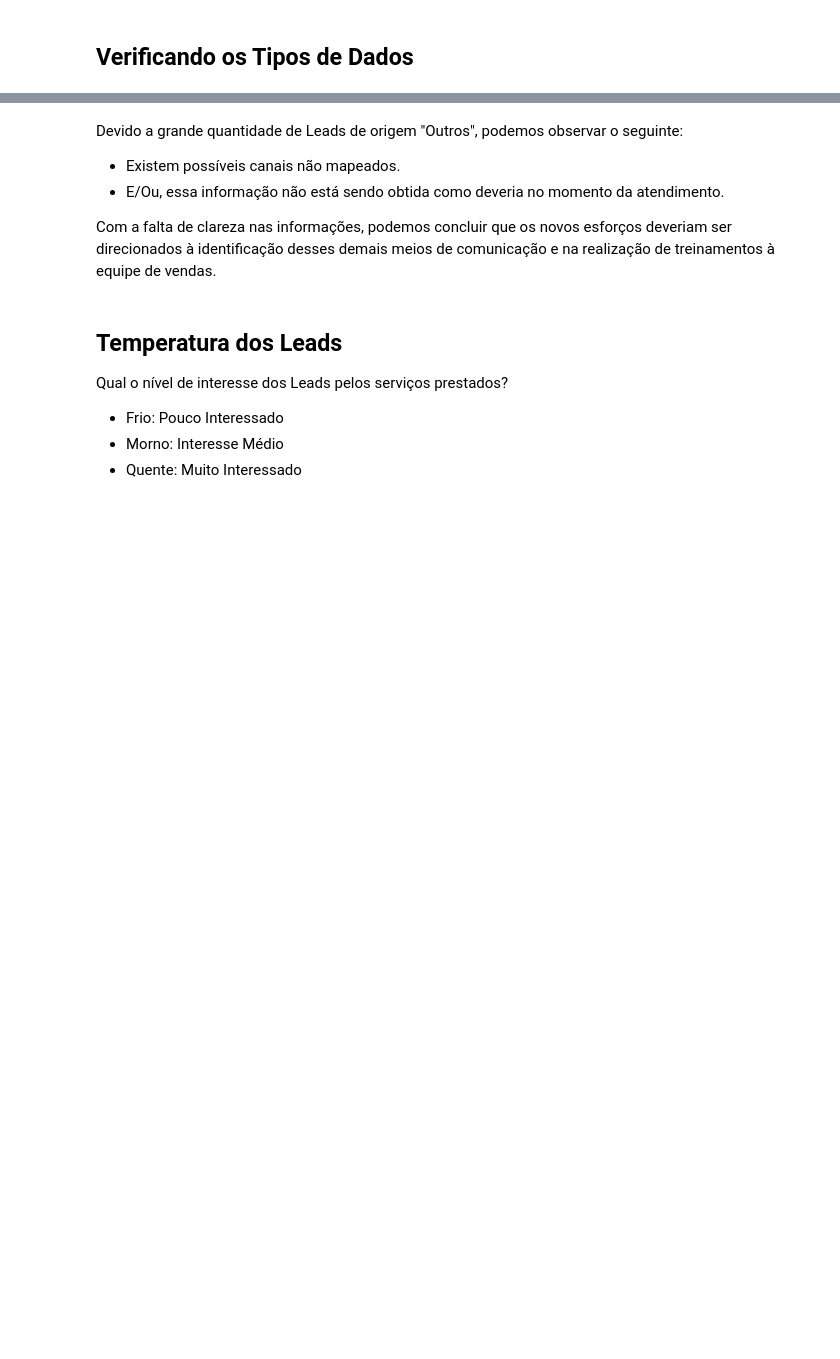
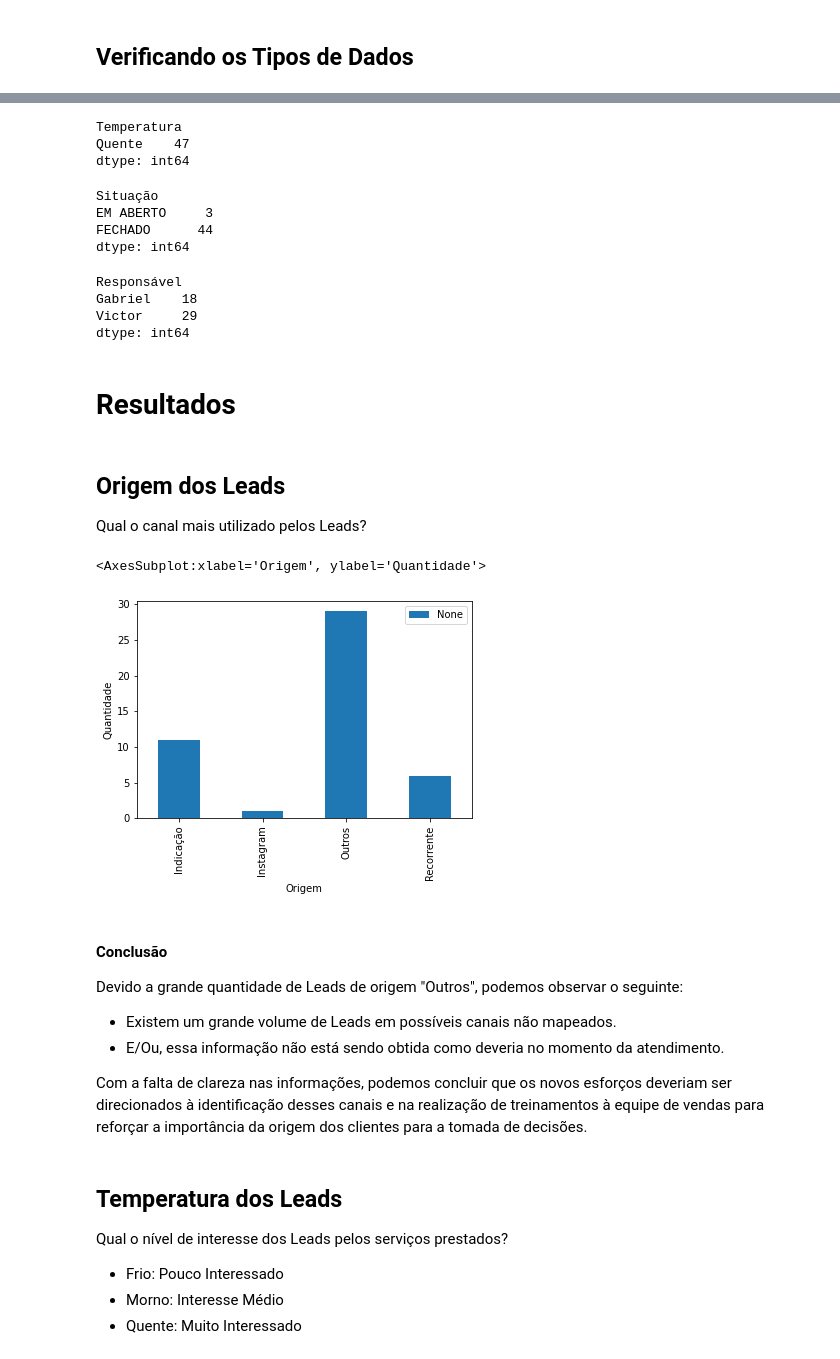
Before and after one commit to hgosouza1/Data-Science, a Jupyter notebook: Projeto Pessoal/Estética Automotiva/Relatório de Vendas.ipynb, the cells around one changed output, grey strips where cells are left out. Cells and saved outputs as stored; diff of their text form; code cells hidden in the pictures; blank space fills up the shorter version.

```diff
--- a/Projeto Pessoal/Estética Automotiva/Relatório de Vendas.ipynb
+++ b/Projeto Pessoal/Estética Automotiva/Relatório de Vendas.ipynb
@@ -87,10 +79,49 @@ agrupado.plot.bar(ylabel = 'Quantidade')
+# %%
+# Temperatura
+agrupado = dados.groupby(['Temperatura']).size()
+agrupado
+# %% [output]
+Temperatura
+Quente    47
+dtype: int64
+# %%
+# Situação
+agrupado = dados.groupby(['Situação']).size()
+agrupado
+# %% [output]
+Situação
+EM ABERTO     3
+FECHADO      44
+dtype: int64
+# %%
+# Responsável
+agrupado = dados.groupby(['Responsável']).size()
+agrupado
+# %% [output]
+Responsável
+Gabriel    18
+Victor     29
+dtype: int64
+# %% [markdown]
+# Resultados
+# %% [markdown]
+## Origem dos Leads
+Qual o canal mais utilizado pelos Leads?
+# %%
+agrupado = dados.groupby(['Origem']).size()
+agrupado.plot.bar(ylabel = 'Quantidade')
+# %% [output]
+<AxesSubplot:xlabel='Origem', ylabel='Quantidade'>
+[figure, added]
 # %% [markdown]
+#### Conclusão
+
 Devido a grande quantidade de Leads de origem "Outros", podemos observar o seguinte:
 
-- Existem possíveis canais não mapeados.
+- Existem um grande volume de Leads em possíveis canais não mapeados.
 - E/Ou, essa informação não está sendo obtida como deveria no momento da atendimento.
 
-Com a falta de clareza nas informações, podemos concluir que os novos esforços deveriam ser direcionados à identificação desses demais meios de comunicação e na realização de treinamentos à equipe de vendas.
+Com a falta de clareza nas informações, podemos concluir que os novos esforços deveriam ser direcionados à identificação desses canais e na realização de treinamentos à equipe de vendas para reforçar a importância da origem dos clientes para a tomada de decisões.
 # %% [markdown]
 ## Temperatura dos Leads
 Qual o nível de interesse dos Leads pelos serviços prestados?
```
Also changed, not shown: parts of 16 cells of this notebook.
